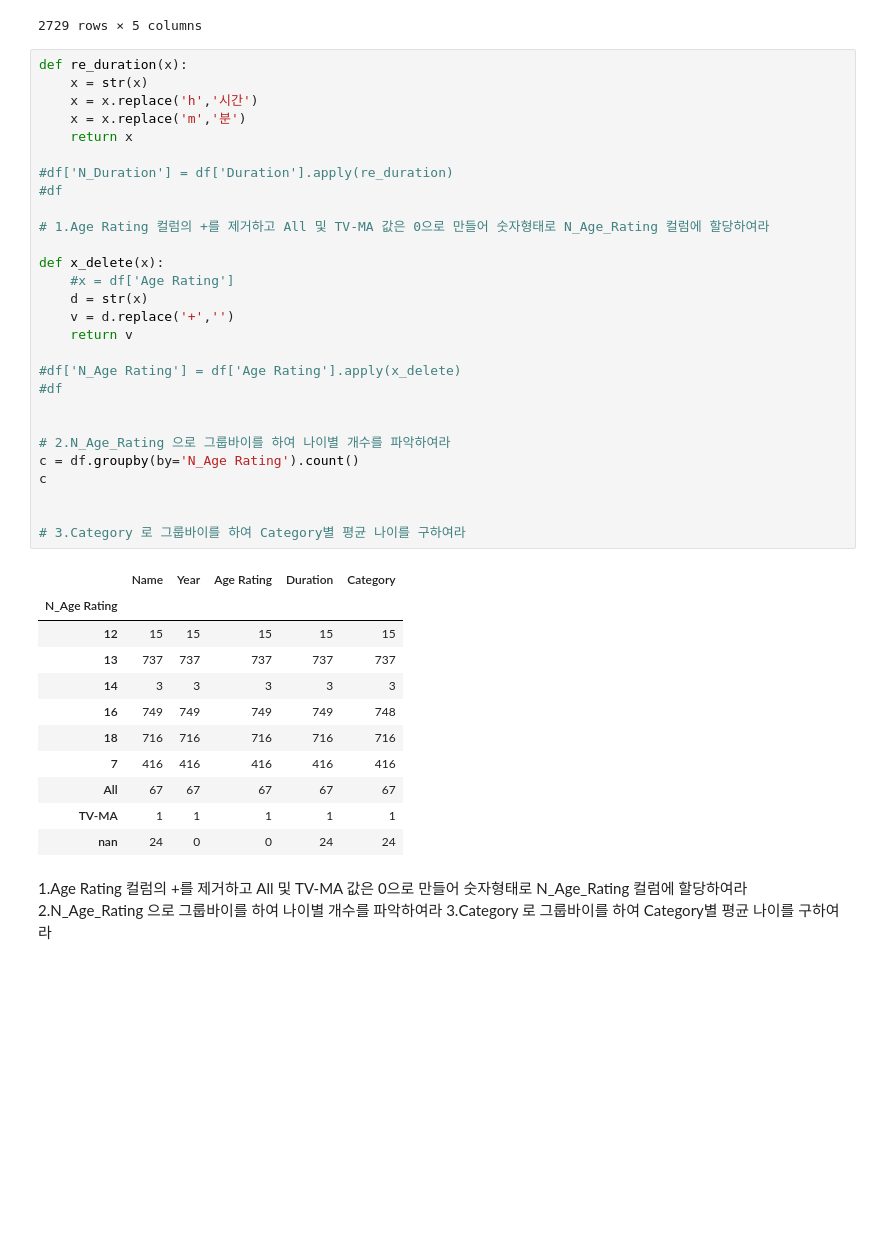
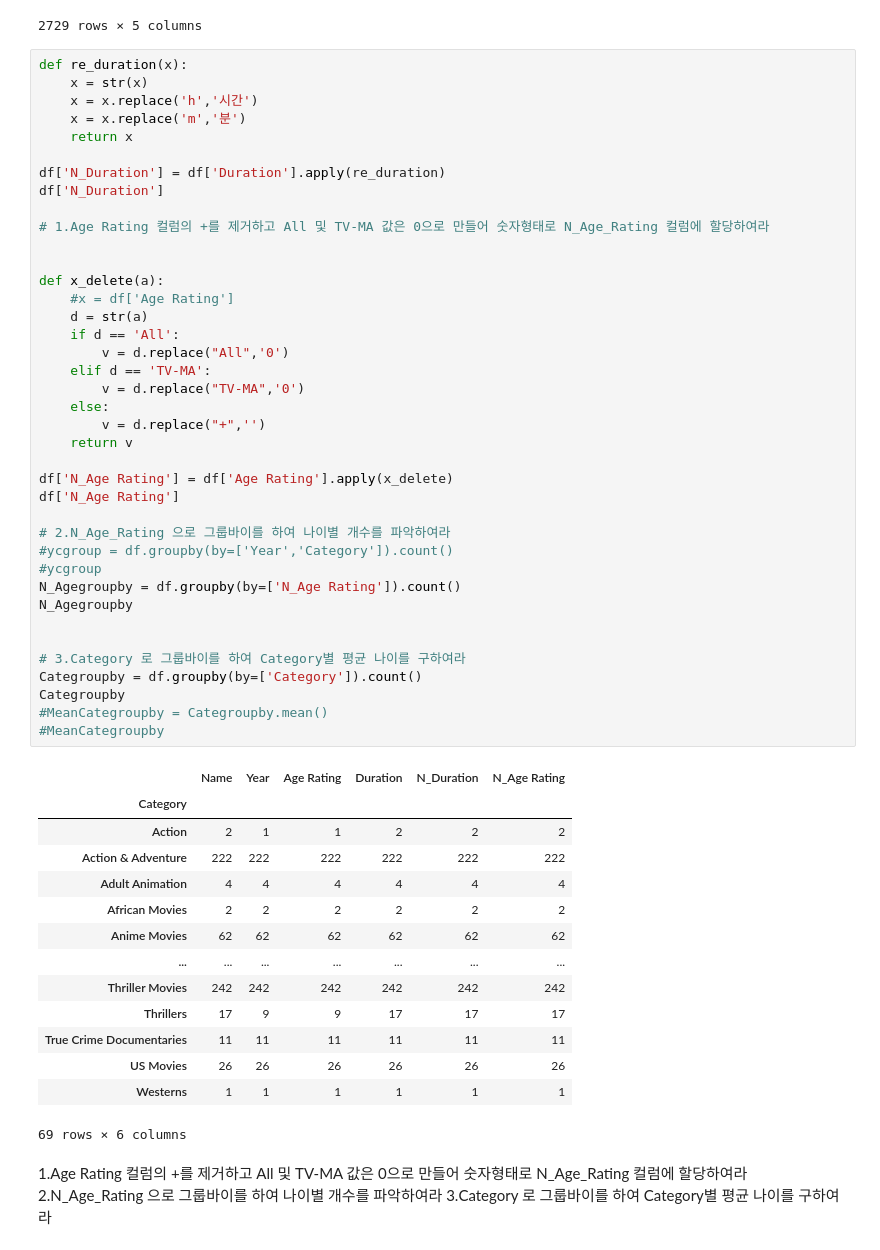
Before and after one commit to mdkgithub/SteveAIoT, a Jupyter notebook: Jupyter/pandaexm.ipynb, the cells around one changed output. Drawn from its saved outputs; the diff is of its cells as text; blank space fills up the shorter version.

```diff
--- a/Jupyter/pandaexm.ipynb
+++ b/Jupyter/pandaexm.ipynb
@@ -473,43 +475,57 @@ df
 # %%
 def re_duration(x):
     x = str(x)
     x = x.replace('h','시간')
     x = x.replace('m','분')
     return x
 
-#df['N_Duration'] = df['Duration'].apply(re_duration)
-#df
+df['N_Duration'] = df['Duration'].apply(re_duration)
+df['N_Duration']
 
 # 1.Age Rating 컬럼의 +를 제거하고 All 및 TV-MA 값은 0으로 만들어 숫자형태로 N_Age_Rating 컬럼에 할당하여라
 
-def x_delete(x):
+
+def x_delete(a):
     #x = df['Age Rating']
-    d = str(x)
-    v = d.replace('+','')
+    d = str(a)
+    if d == 'All':
+        v = d.replace("All",'0')
+    elif d == 'TV-MA':
+        v = d.replace("TV-MA",'0')
+    else:
+        v = d.replace("+",'')
     return v
 
-#df['N_Age Rating'] = df['Age Rating'].apply(x_delete)
-#df
-
+df['N_Age Rating'] = df['Age Rating'].apply(x_delete)
+df['N_Age Rating']
 
 # 2.N_Age_Rating 으로 그룹바이를 하여 나이별 개수를 파악하여라
-c = df.groupby(by='N_Age Rating').count()
-c
+#ycgroup = df.groupby(by=['Year','Category']).count()
+#ycgroup
+N_Agegroupby = df.groupby(by=['N_Age Rating']).count()
+N_Agegroupby
 
 
 # 3.Category 로 그룹바이를 하여 Category별 평균 나이를 구하여라
+Categroupby = df.groupby(by=['Category']).count()
+Categroupby
+#MeanCategroupby = Categroupby.mean()
+#MeanCategroupby
 # %% [output]
-|  | Name | Year | Age Rating | Duration | Category |
-| N_Age Rating |  |  |  |  |  |
-| 12 | 15 | 15 | 15 | 15 | 15 |
-| 13 | 737 | 737 | 737 | 737 | 737 |
-| 14 | 3 | 3 | 3 | 3 | 3 |
-| 16 | 749 | 749 | 749 | 749 | 748 |
-| 18 | 716 | 716 | 716 | 716 | 716 |
-| 7 | 416 | 416 | 416 | 416 | 416 |
-| All | 67 | 67 | 67 | 67 | 67 |
-| TV-MA | 1 | 1 | 1 | 1 | 1 |
-| nan | 24 | 0 | 0 | 24 | 24 |
+|  | Name | Year | Age Rating | Duration | N_Duration | N_Age Rating |
+| Category |  |  |  |  |  |  |
+| Action | 2 | 1 | 1 | 2 | 2 | 2 |
+| Action & Adventure | 222 | 222 | 222 | 222 | 222 | 222 |
+| Adult Animation | 4 | 4 | 4 | 4 | 4 | 4 |
+| African Movies | 2 | 2 | 2 | 2 | 2 | 2 |
+| Anime Movies | 62 | 62 | 62 | 62 | 62 | 62 |
+| ... | ... | ... | ... | ... | ... | ... |
+| Thriller Movies | 242 | 242 | 242 | 242 | 242 | 242 |
+| Thrillers | 17 | 9 | 9 | 17 | 17 | 17 |
+| True Crime Documentaries | 11 | 11 | 11 | 11 | 11 | 11 |
+| US Movies | 26 | 26 | 26 | 26 | 26 | 26 |
+| Westerns | 1 | 1 | 1 | 1 | 1 | 1 |
+69 rows × 6 columns
 # %% [markdown]
 1.Age Rating 컬럼의 +를 제거하고 All 및 TV-MA 값은 0으로 만들어 숫자형태로 N_Age_Rating 컬럼에 할당하여라
 2.N_Age_Rating 으로 그룹바이를 하여 나이별 개수를 파악하여라
```
Also changed, not shown: parts of 1 cell of this notebook, 6 other files.
